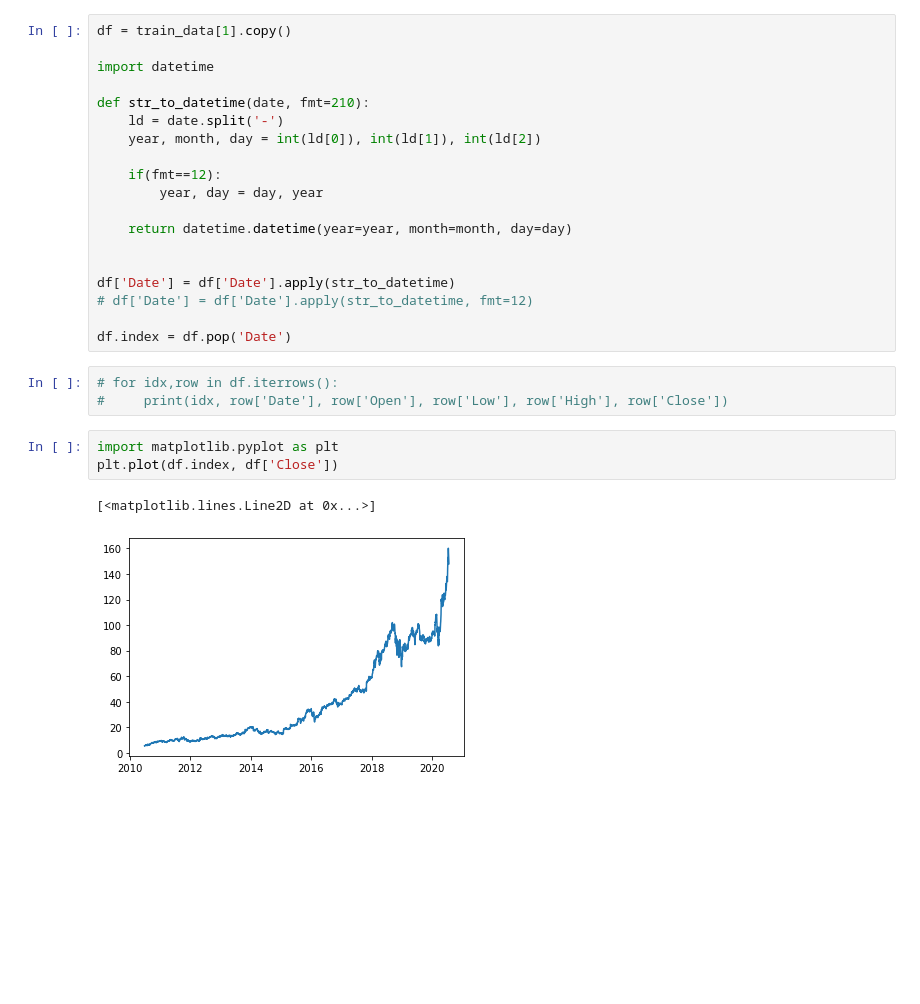
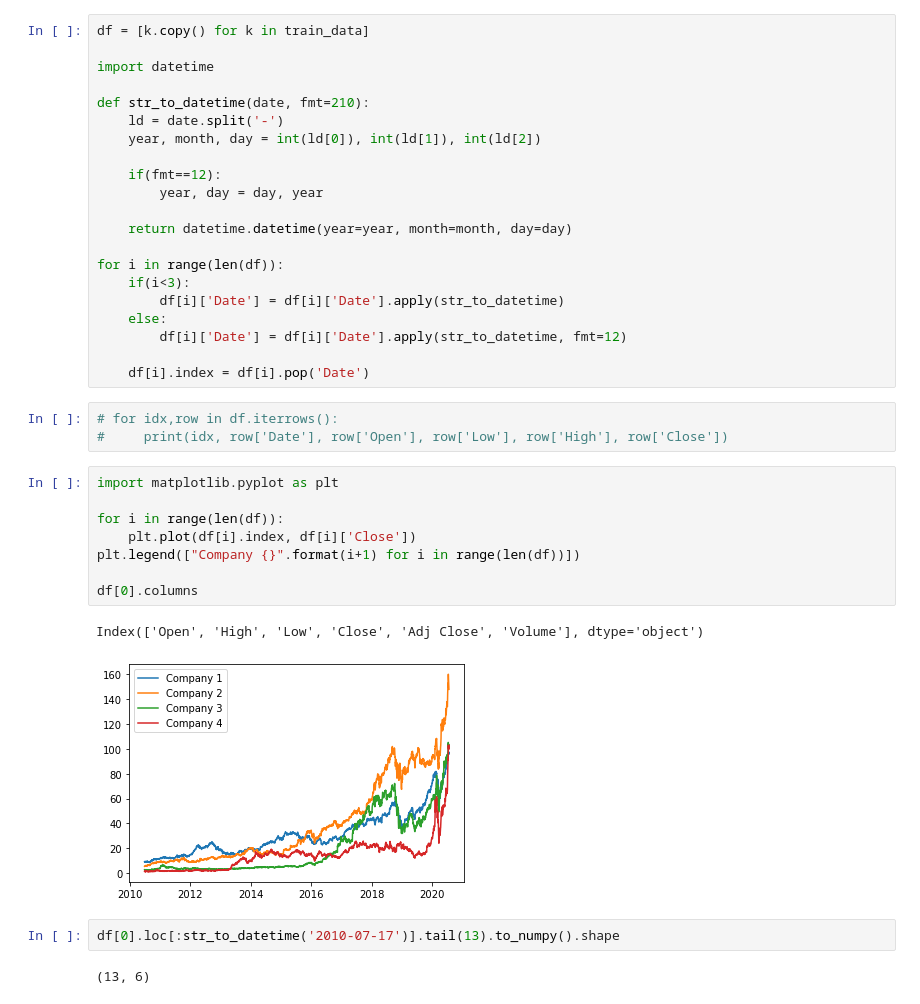
Before and after one commit to Lakshmi116/Task-Tracker, a Jupyter notebook: kriti.ipynb, the cells around one changed output. Saved outputs shown, nothing was run; the diff lists cells and outputs as text; blank space fills up the shorter version.

```diff
--- a/kriti.ipynb
+++ b/kriti.ipynb
@@ -61,7 +63,7 @@ Train Data 1 HEAD TAIL
 Index(['Date', 'Open', 'High', 'Low', 'Close', 'Adj Close', 'Volume'], dtype='object')
 (2531, 7)
 # %%
-df = train_data[1].copy()
+df = [k.copy() for k in train_data]
 
 import datetime
 
@@ -74,20 +76,31 @@ def str_to_datetime(date, fmt=210):
 
     return datetime.datetime(year=year, month=month, day=day)
 
+for i in range(len(df)):
+    if(i<3):
+        df[i]['Date'] = df[i]['Date'].apply(str_to_datetime)
+    else:
+        df[i]['Date'] = df[i]['Date'].apply(str_to_datetime, fmt=12)
 
-df['Date'] = df['Date'].apply(str_to_datetime)
-# df['Date'] = df['Date'].apply(str_to_datetime, fmt=12)
-
-df.index = df.pop('Date')
+    df[i].index = df[i].pop('Date')
 # %%
 # for idx,row in df.iterrows():
 #     print(idx, row['Date'], row['Open'], row['Low'], row['High'], row['Close'])
 # %%
 import matplotlib.pyplot as plt
-plt.plot(df.index, df['Close'])
+
+for i in range(len(df)):
+    plt.plot(df[i].index, df[i]['Close'])
+plt.legend(["Company {}".format(i+1) for i in range(len(df))])
+
+df[0].columns
 # %% [output]
-[<matplotlib.lines.Line2D at 0x...>]
+Index(['Open', 'High', 'Low', 'Close', 'Adj Close', 'Volume'], dtype='object')
-[figure, old version]
+[figure, new version]
+# %%
+df[0].loc[:str_to_datetime('2010-07-17')].tail(13).to_numpy().shape
+# %% [output]
+(13, 6)
 # %%
 import numpy as np
 
```
Also changed, not shown: parts of 11 cells of this notebook.
